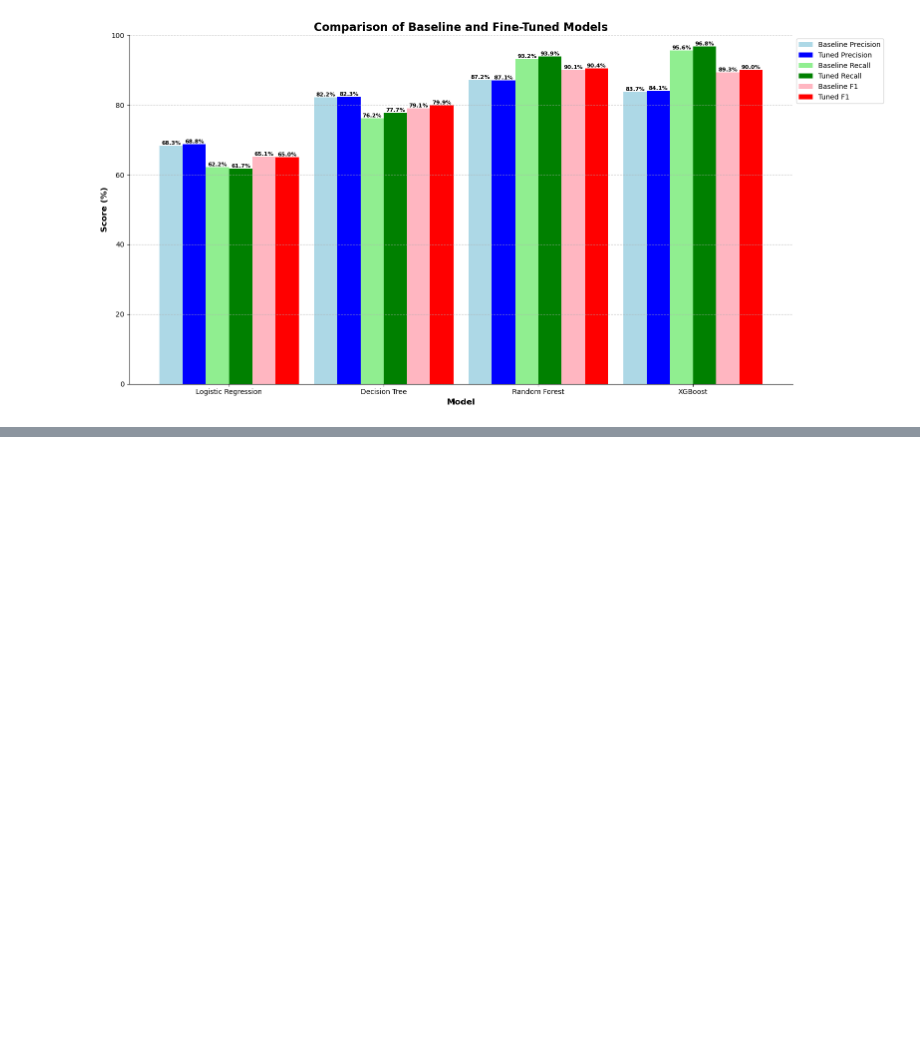
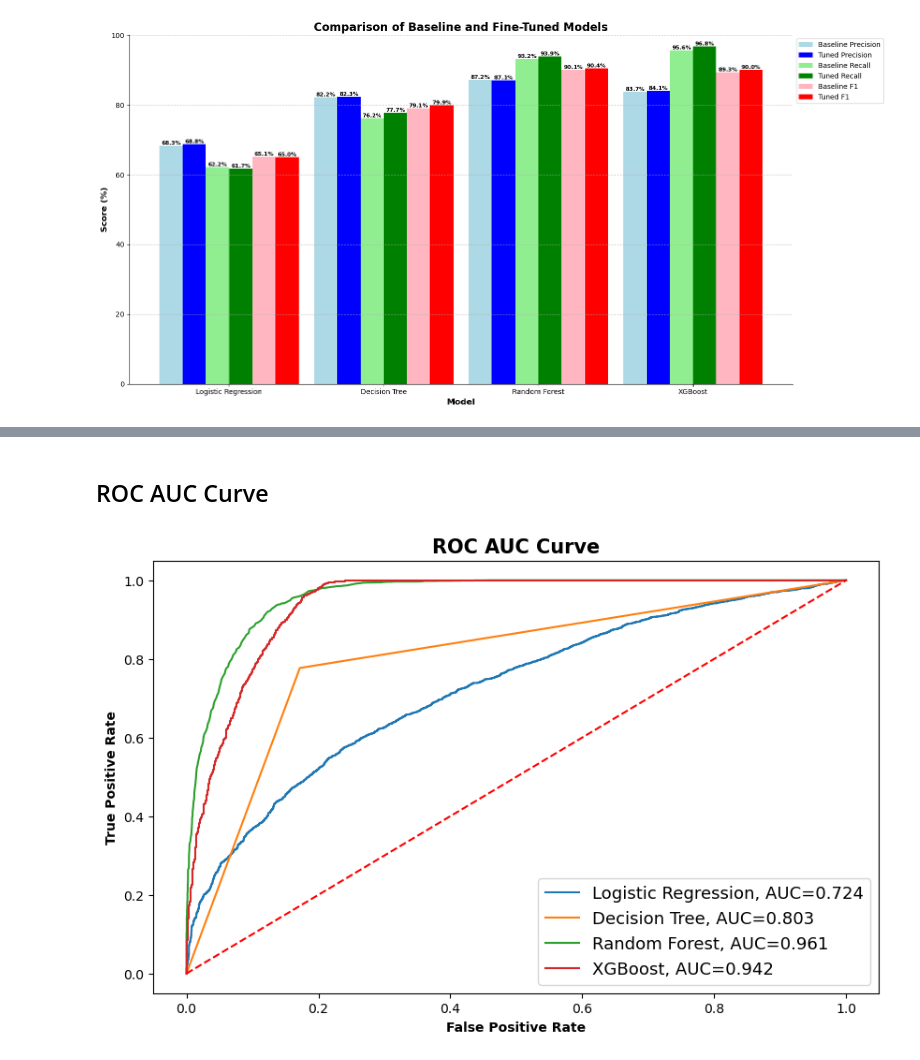
Before and after one commit to MaSOouD69/Loan_Predictor, a Jupyter notebook: 4. modeling.ipynb, the cells around one changed output, grey strips where cells are left out. Drawn from its saved outputs; the diff is of its cells as text; code cells hidden in the pictures; blank space fills up the shorter version.

Commit message:
ROC AUC Curve

```diff
--- a/4. modeling.ipynb
+++ b/4. modeling.ipynb
@@ -1363,0 +1358,43 @@ Tuned XGBoost                   89.09%    84.12%    96.76%     90.0%
+# %% [markdown]
+## ROC AUC Curve
+# %%
+# Define a list to store the results for each model
+model_results = []
+
+# Logistic Regression
+fpr, tpr, thresholds = roc_curve(y_val, log_reg_model.predict_proba(X_val)[:,1])
+roc_auc = auc(fpr, tpr)
+model_results.append(('Logistic Regression', roc_auc, fpr, tpr))
+
+# Decision Tree
+fpr, tpr, thresholds = roc_curve(y_val, dt_model.predict_proba(X_val)[:,1])
+roc_auc = auc(fpr, tpr)
+model_results.append(('Decision Tree', roc_auc, fpr, tpr))
+
+# Random Forest
+fpr, tpr, thresholds = roc_curve(y_val, rf_model.predict_proba(X_val)[:,1])
+roc_auc = auc(fpr, tpr)
+model_results.append(('Random Forest', roc_auc, fpr, tpr))
+
+# XGBoost
+fpr, tpr, thresholds = roc_curve(y_val, xgb_model.predict_proba(X_val)[:,1])
+roc_auc = auc(fpr, tpr)
+model_results.append(('XGBoost', roc_auc, fpr, tpr))
+
+# Plot the ROC AUC curve with index labeling
+fig = plt.figure(figsize=(10, 6))
+
+for name, auc_score, fpr_val, tpr_val in model_results:
+    plt.plot(fpr_val, tpr_val, label="{}, AUC={:.3f}".format(name, auc_score))
+
+plt.plot([0, 1], [0, 1], 'r--')
+
+plt.xlabel("False Positive Rate", fontweight='bold')
+plt.ylabel("True Positive Rate", fontweight='bold')
+
+plt.title('ROC AUC Curve', fontweight='bold', fontsize=15)
+plt.legend(prop={'size': 13}, loc='lower right')
+
+plt.show()
+# %% [output]
+[figure, added]
```
Also changed, not shown: parts of 5 cells of this notebook.
